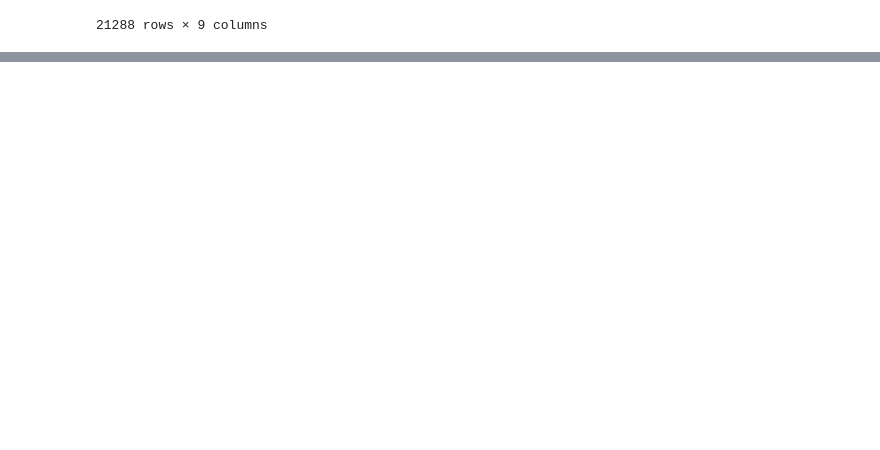
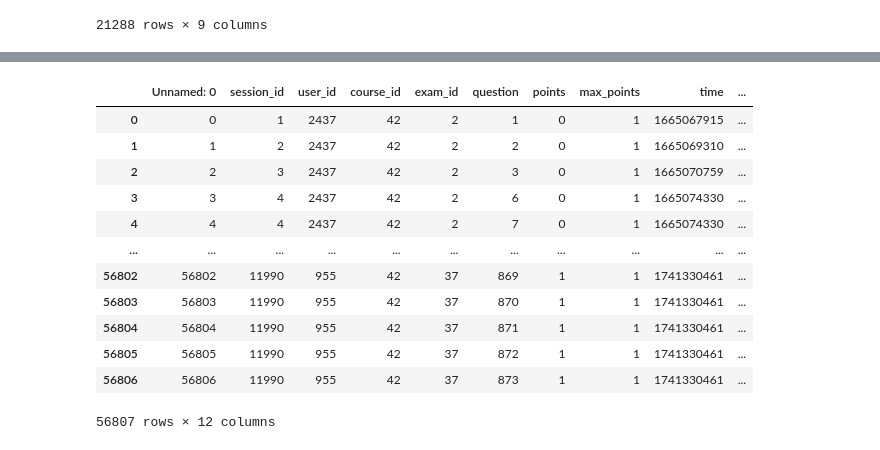
Before and after one commit to fmikov/mlbd-project, a Jupyter notebook: Untitled.ipynb, the cells around one changed output, grey strips where cells are left out. Saved outputs shown, nothing was run; the diff lists cells and outputs as text; code cells hidden in the pictures; blank space fills up the shorter version.

```diff
--- a/Untitled.ipynb
+++ b/Untitled.ipynb
@@ -608,0 +757,33 @@ display(all_res_df)
+# %%
+import pandas as pd
+
+# Dosyaları yükle
+# math_df = pd.read_csv("math_results.csv")  # veya math_results (1).csv
+question_df = pd.read_csv("/home/mlbd-project/updated_data/math_questions_clean.csv")
+
+# Sütunları eşle: math_df["question"] ile question_df["question_id"]
+question_df = question_df.rename(columns={"question_id": "question", "skill_id": "subject"})
+question_map_trimmed = question_df[['question', 'exam_id', 'subject']]
+
+# Merge işlemi: subject bilgisini math_df'ye aktar
+math_df = pd.merge(
+    math_df,
+    question_map_trimmed,
+    on=['question', 'exam_id'],
+    how='inner'
+)
+
+# Başarı oranını hesapla
+math_df['correct_ratio'] = math_df['points'] / math_df['max_points'] * 100
+
+# Her user + subject için ortalama başarı oranı
+user_subject_score = math_df.groupby(['user_id', 'subject'])['correct_ratio'].mean().reset_index()
+
+# df_clustered ile birleştir
+df_clustered_reset = df_clustered.reset_index()[['user_id', 'Cluster']]
+merged = pd.merge(user_subject_score, df_clustered_reset, on='user_id', how='inner')
+
+# Sonuç: Cluster ve konuya göre ortalama başarı yüzdesi
+cluster_topic_score = merged.groupby(['subject', 'Cluster'])['correct_ratio'].mean().unstack().round(2)
+
+display(cluster_topic_score.T)
@@ -608,0 +816,16 @@ display(all_res_df)
+# %%
+display(math_df)
+# %% [output]
+|  | Unnamed: 0 | session_id | user_id | course_id | exam_id | question | points | max_points | time | ... |
+| 0 | 0 | 1 | 2437 | 42 | 2 | 1 | 0 | 1 | 1665067915 | ... |
+| 1 | 1 | 2 | 2437 | 42 | 2 | 2 | 0 | 1 | 1665069310 | ... |
+| 2 | 2 | 3 | 2437 | 42 | 2 | 3 | 0 | 1 | 1665070759 | ... |
+| 3 | 3 | 4 | 2437 | 42 | 2 | 6 | 0 | 1 | 1665074330 | ... |
+| 4 | 4 | 4 | 2437 | 42 | 2 | 7 | 0 | 1 | 1665074330 | ... |
+| ... | ... | ... | ... | ... | ... | ... | ... | ... | ... | ... |
+| 56802 | 56802 | 11990 | 955 | 42 | 37 | 869 | 1 | 1 | 1741330461 | ... |
+| 56803 | 56803 | 11990 | 955 | 42 | 37 | 870 | 1 | 1 | 1741330461 | ... |
+| 56804 | 56804 | 11990 | 955 | 42 | 37 | 871 | 1 | 1 | 1741330461 | ... |
+| 56805 | 56805 | 11990 | 955 | 42 | 37 | 872 | 1 | 1 | 1741330461 | ... |
+| 56806 | 56806 | 11990 | 955 | 42 | 37 | 873 | 1 | 1 | 1741330461 | ... |
+56807 rows × 12 columns
```
Also changed, not shown: parts of 21 cells of this notebook, 4 other files.
